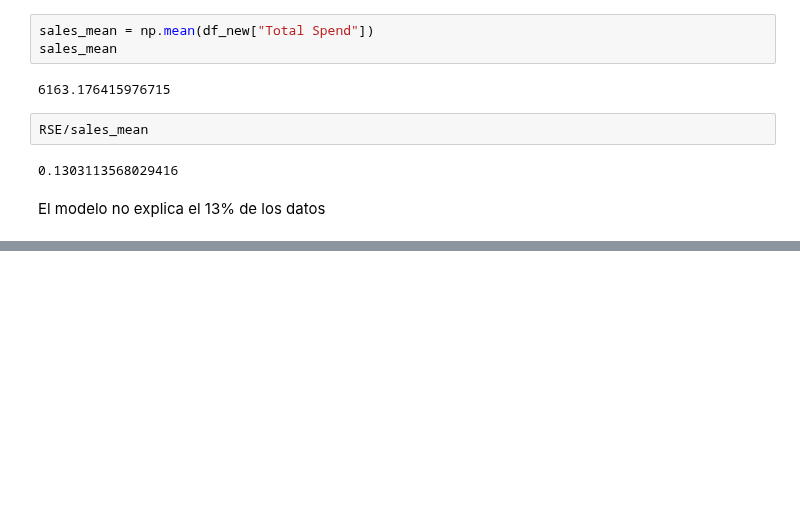
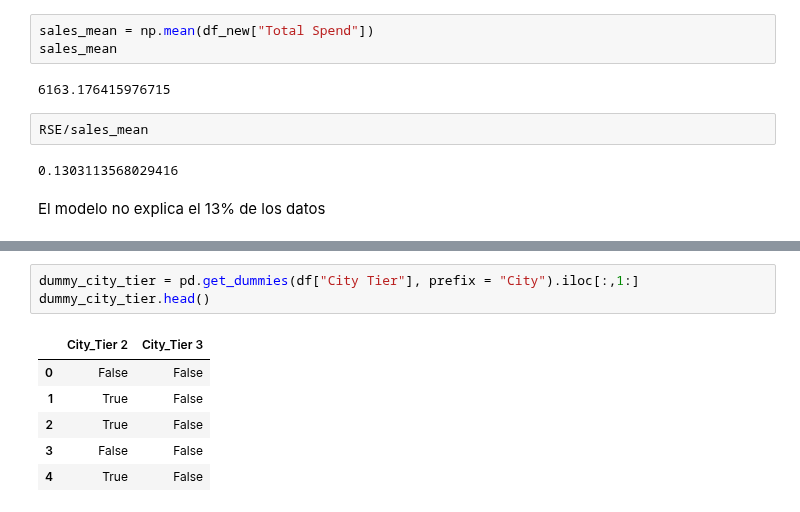
Before and after one commit to Chefi/python-ml-course, a Jupyter notebook: notebooks/Modelos de Regresion en Python Mi Notebook.ipynb, the cells around one changed output, grey strips where cells are left out. Saved outputs shown, nothing was run; the diff lists cells and outputs as text; blank space fills up the shorter version.

```diff
--- a/notebooks/Modelos de Regresion en Python Mi Notebook.ipynb
+++ b/notebooks/Modelos de Regresion en Python Mi Notebook.ipynb
@@ -929,0 +955,10 @@ El modelo no explica el 13% de los datos
+# %%
+dummy_city_tier = pd.get_dummies(df["City Tier"], prefix = "City").iloc[:,1:]
+dummy_city_tier.head()
+# %% [output]
+|  | City_Tier 2 | City_Tier 3 |
+| 0 | False | False |
+| 1 | True | False |
+| 2 | True | False |
+| 3 | False | False |
+| 4 | True | False |
```
Also changed, not shown: parts of 24 cells of this notebook.
